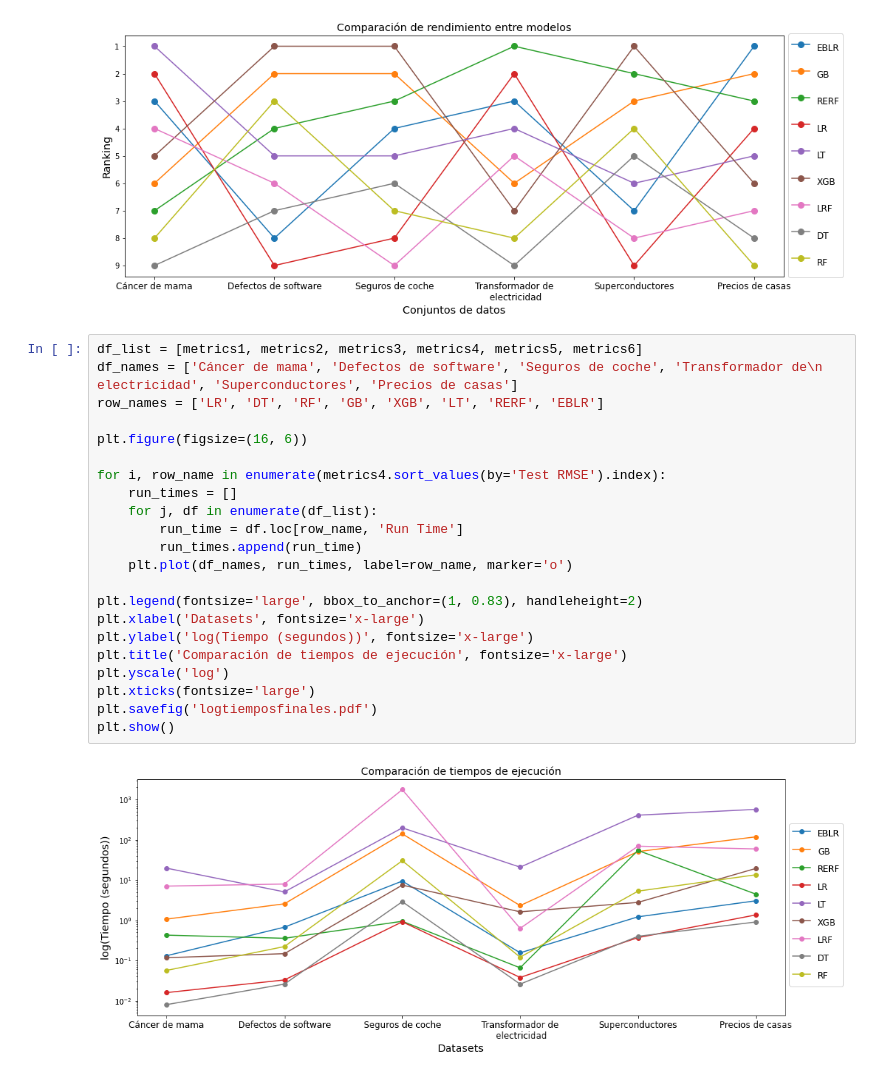
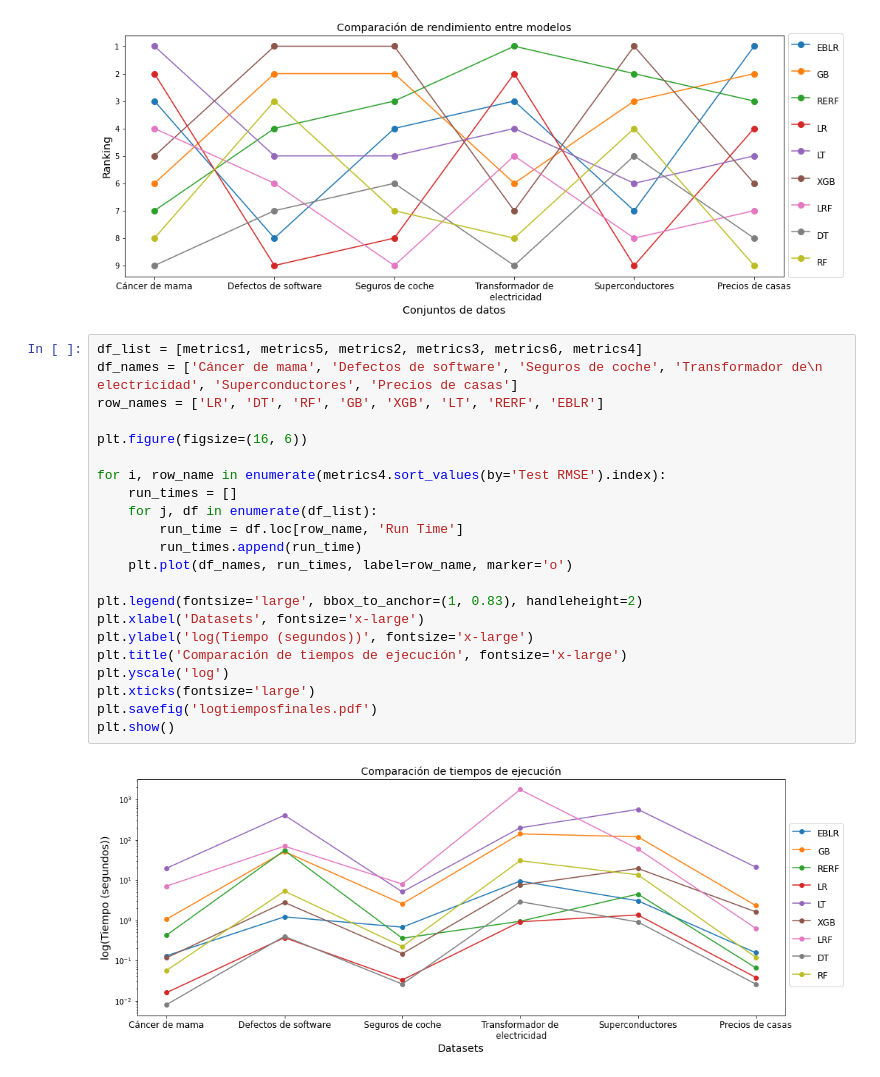
Before and after one commit to mgp165/TFG, a Jupyter notebook: data/reporting/final_report.ipynb, the cells around one changed output. Drawn from its saved outputs; the diff is of its cells as text.

```diff
--- a/data/reporting/final_report.ipynb
+++ b/data/reporting/final_report.ipynb
@@ -439,27 +439,27 @@ plt.savefig('rankingmodelos.pdf')
 plt.show()
 # %% [output]
 [figure]
-# %%
-df_list = [metrics1, metrics2, metrics3, metrics4, metrics5, metrics6]
-df_names = ['Cáncer de mama', 'Defectos de software', 'Seguros de coche', 'Transformador de\n electricidad', 'Superconductores', 'Precios de casas']
-row_names = ['LR', 'DT', 'RF', 'GB', 'XGB', 'LT', 'RERF', 'EBLR']
-
-plt.figure(figsize=(16, 6))
-
-for i, row_name in enumerate(metrics4.sort_values(by='Test RMSE').index):
-    run_times = []
-    for j, df in enumerate(df_list):
-        run_time = df.loc[row_name, 'Run Time']
-        run_times.append(run_time)
-    plt.plot(df_names, run_times, label=row_name, marker='o')
-
-plt.legend(fontsize='large', bbox_to_anchor=(1, 0.83), handleheight=2)
-plt.xlabel('Datasets', fontsize='x-large')
-plt.ylabel('log(Tiempo (segundos))', fontsize='x-large')
-plt.title('Comparación de tiempos de ejecución', fontsize='x-large')
-plt.yscale('log')
-plt.xticks(fontsize='large')
-plt.savefig('logtiemposfinales.pdf')
-plt.show()
-# %% [output]
-[figure, removed]
+# %%
+df_list = [metrics1, metrics5, metrics2, metrics3, metrics6, metrics4]
+df_names = ['Cáncer de mama', 'Defectos de software', 'Seguros de coche', 'Transformador de\n electricidad', 'Superconductores', 'Precios de casas']
+row_names = ['LR', 'DT', 'RF', 'GB', 'XGB', 'LT', 'RERF', 'EBLR']
+
+plt.figure(figsize=(16, 6))
+
+for i, row_name in enumerate(metrics4.sort_values(by='Test RMSE').index):
+    run_times = []
+    for j, df in enumerate(df_list):
+        run_time = df.loc[row_name, 'Run Time']
+        run_times.append(run_time)
+    plt.plot(df_names, run_times, label=row_name, marker='o')
+
+plt.legend(fontsize='large', bbox_to_anchor=(1, 0.83), handleheight=2)
+plt.xlabel('Datasets', fontsize='x-large')
+plt.ylabel('log(Tiempo (segundos))', fontsize='x-large')
+plt.title('Comparación de tiempos de ejecución', fontsize='x-large')
+plt.yscale('log')
+plt.xticks(fontsize='large')
+plt.savefig('logtiemposfinales.pdf')
+plt.show()
+# %% [output]
+[figure, added]
```
Also changed, not shown: 1 other file.
